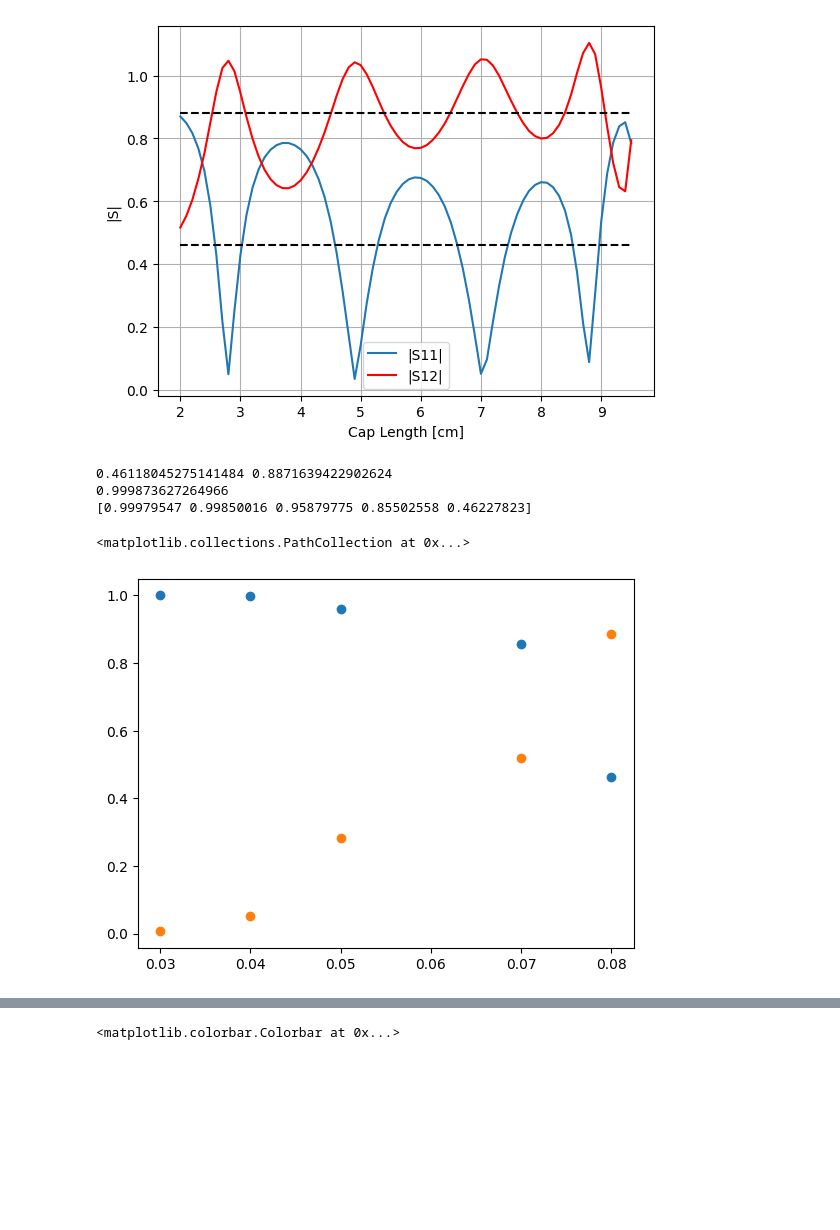
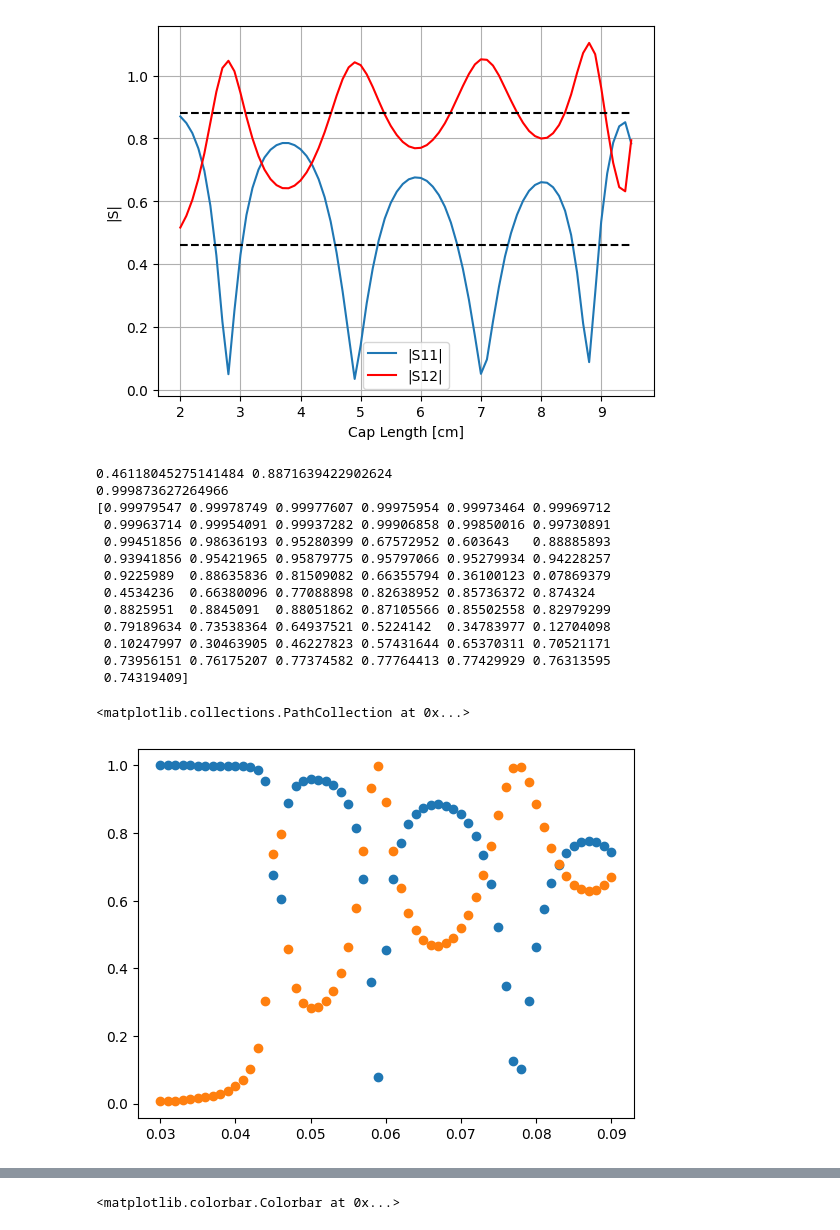
Before and after one commit to vandelij/TWA_circuit, a Jupyter notebook: Ricardo_Ispired.ipynb, the cells around one changed output, grey strips where cells are left out. Cells and saved outputs as stored; diff of their text form; code cells hidden in the pictures; blank space fills up the shorter version.

```diff
--- a/Ricardo_Ispired.ipynb
+++ b/Ricardo_Ispired.ipynb
@@ -648,36 +650,46 @@ points = np.append(points, [96.000,	0.31012+0.34134*1j,	-0.65654+0.59667*1j])
 S11got = np.abs(points[1])
 S12got = np.abs(points[2])
 print(S11got, S12got)
 print(np.sqrt(S11got**2 + S12got**2))
 
 def get_ant_S_11_21(filename):
     data = []
     with open(filename, 'r') as file:
         reader = csv.reader(file)
         for row in reader:
             data.append(row)
     headers = data[4]
     data = data[5:]
     fmat_string  = []
     for row in data:
         fmat_string.append(row)
     fmat = np.array([[complex(num.replace('i', 'j')) for num in row] for row in fmat_string], dtype=complex)
     lcaps = fmat[:,0]
     S11_mag = np.abs(fmat[:,3])
     S21_mag = np.abs(fmat[:,4])
     return np.real(lcaps), S11_mag, S21_mag
 
-filename2 = 'circ_model/S11_S12_96mhz_lcap_3_4_5_7_8_cm.csv'
+filename2 = 'circ_model/S11_S12_96mhz_lcap_3by0_01_to_9_cm.csv'
 lcaps, S11_mag, S21_mag = get_ant_S_11_21(filename2)
 print(S11_mag)
 plt.scatter(lcaps, S11_mag)
 plt.scatter(lcaps, S21_mag)
 # %% [output]
 0.46118045275141484 0.8871639422902624
 0.999873627264966
-[0.99979547 0.99850016 0.95879775 0.85502558 0.46227823]
+[0.99979547 0.99978749 0.99977607 0.99975954 0.99973464 0.99969712
+ 0.99963714 0.99954091 0.99937282 0.99906858 0.99850016 0.99730891
+ 0.99451856 0.98636193 0.95280399 0.67572952 0.603643   0.88885893
+ 0.93941856 0.95421965 0.95879775 0.95797066 0.95279934 0.94228257
+ 0.9225989  0.88635836 0.81509082 0.66355794 0.36100123 0.07869379
+ 0.4534236  0.66380096 0.77088898 0.82638952 0.85736372 0.874324
+ 0.8825951  0.8845091  0.88051862 0.87105566 0.85502558 0.82979299
+ 0.79189634 0.73538364 0.64937521 0.5224142  0.34783977 0.12704098
+ 0.10247997 0.30463905 0.46227823 0.57431644 0.65370311 0.70521171
+ 0.73956151 0.76175207 0.77374582 0.77764413 0.77429929 0.76313595
+ 0.74319409]
 <matplotlib.collections.PathCollection at 0x...>
-[figure, old version]
+[figure, new version]
 # %%
 plt.plot(lengths*100, S11v2, label='|S11|')
 plt.plot(lengths*100, S12v2, label='|S12|', color='red')
```
Also changed, not shown: parts of 2 cells of this notebook, 4 other files.
